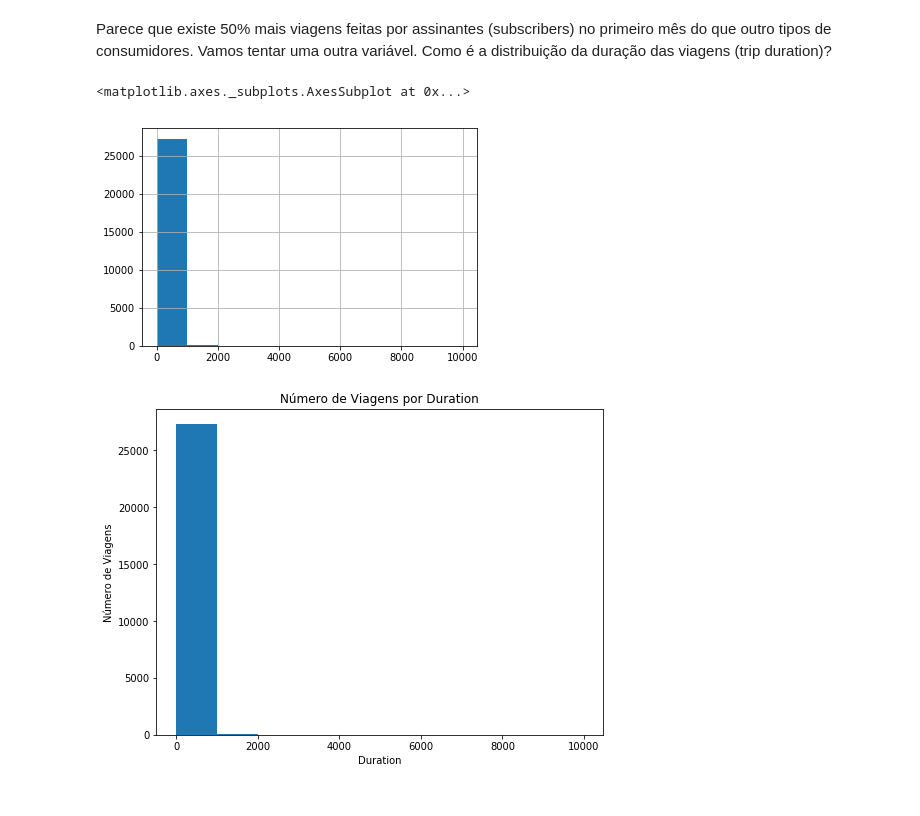
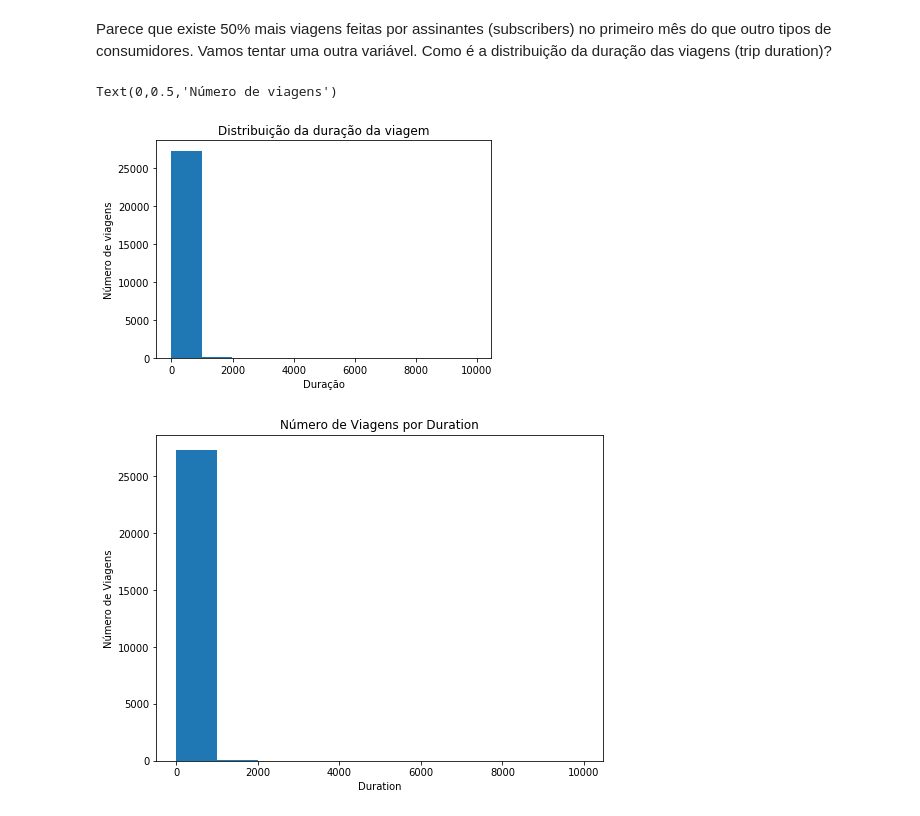
Before and after one commit to luisfcardoso/Udacity, a Jupyter notebook: Fundamentos de Data Science 1/Projeto/Analise_Bay_Area_Bike_Share-NDFDSI.ipynb, the cells around one changed output. Drawn from its saved outputs; the diff is of its cells as text; code cells hidden in the pictures.

```diff
--- a/Fundamentos de Data Science 1/Projeto/Analise_Bay_Area_Bike_Share-NDFDSI.ipynb
+++ b/Fundamentos de Data Science 1/Projeto/Analise_Bay_Area_Bike_Share-NDFDSI.ipynb
@@ -323,10 +325,14 @@ usage_plot(trip_data, 'subscription_type')
 Parece que existe 50% mais viagens feitas por assinantes (subscribers) no primeiro mês do que outro tipos de consumidores. Vamos tentar uma outra variável. Como é a distribuição da duração das viagens (trip duration)?
 # %%
 # TODO: Faça um gráfico baseado nas durações
-trip_data['duration'].hist()
+import matplotlib.pyplot as plt
+plt.hist(trip_data['duration'])
+plt.title("Distribuição da duração da viagem")
+plt.xlabel("Duração")
+plt.ylabel("Número de viagens")
 # %% [output]
-<matplotlib.axes._subplots.AxesSubplot at 0x...>
+Text(0,0.5,'Número de viagens')
-[figure, old version]
+[figure, new version]
 # %%
 # rode este comando abaixo caso esteja em dúvida quanto ao resultado esperado
 usage_plot(trip_data, 'duration')
```
Also changed, not shown: parts of 9 cells of this notebook, 1 other file.
